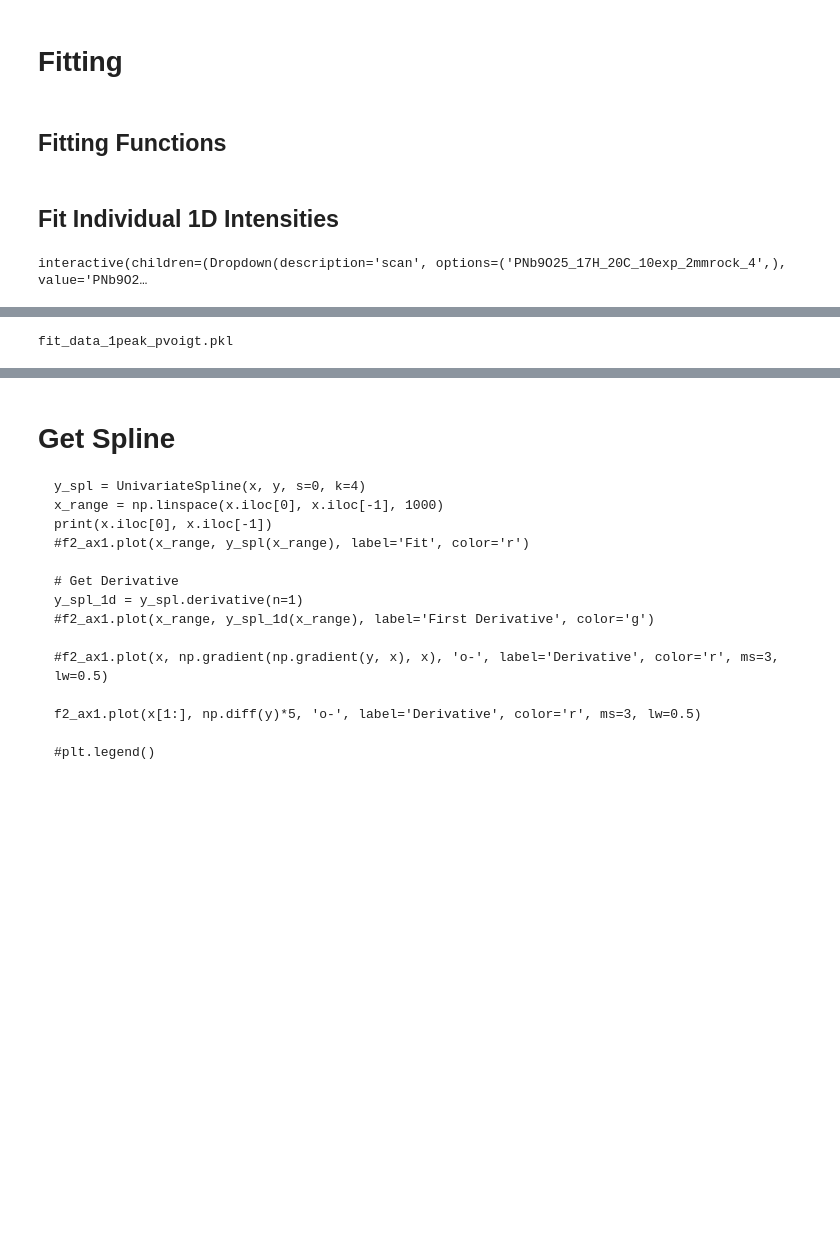
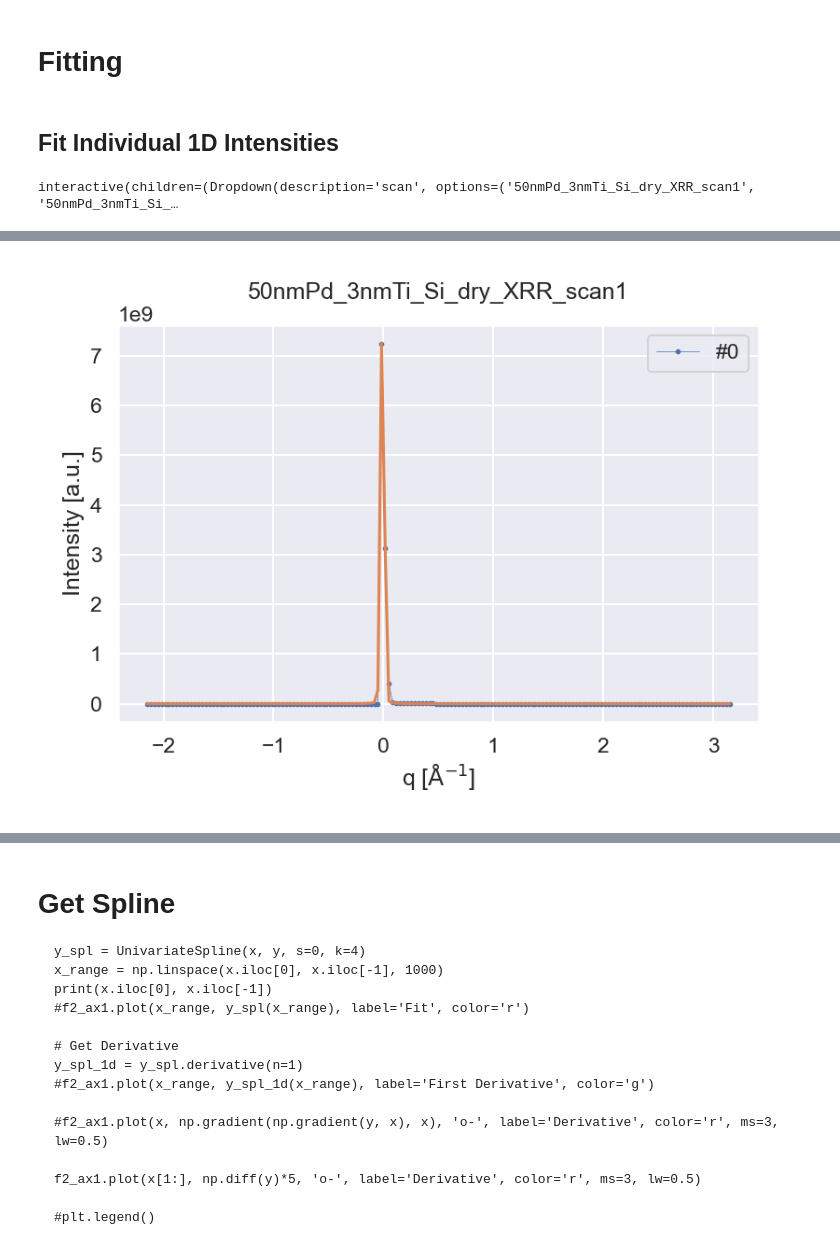
Before and after one commit to v-thampy/analysis_notebooks, a Jupyter notebook: fitting/fitting_analysis.ipynb, the cells around one changed output, grey strips where cells are left out. Saved outputs shown, nothing was run; the diff lists cells and outputs as text; code cells hidden in the pictures; blank space fills up the shorter version.

```diff
--- a/fitting/fitting_analysis.ipynb
+++ b/fitting/fitting_analysis.ipynb
@@ -620,0 +306,10 @@ interactive(children=(Dropdown(description='scan', options=('PNb9O25_17H_20C_10e
+# %%
+All_Fit_Data = OrderedDict()
+
+fit_data_path = base_path / 'fit_data'
+fit_data_path.mkdir(exist_ok=True)
+
+fit_data_files = fit_data_path.glob('fit_data*.pkl')
+All_Fit_Data = {f.stem:pickle.load(open(f, 'rb')) for f in fit_data_files}
+
+[print(k) for k in All_Fit_Data.keys()]
@@ -620,0 +343,6 @@ interactive(children=(Dropdown(description='scan', options=('PNb9O25_17H_20C_10e
+# %%
+Fit_Qs = {
+    'Pd_111'    : dict(q0=[2.81], dq0=[0.1], q_range=(2.61, 3.01), hkl='1 1 1', phase='Pd'),
+}
+#q0 = center position ; dq0 = range q can vary ; q_range = range of fitting
+# d0=[0.81,0.85] ; dq0=[0.5,0.5] for example would fit two peaks within the range
@@ -621,4 +777,2 @@ interactive(children=(Dropdown(description='scan', options=('PNb9O25_17H_20C_10e
 # %% [markdown]
 # Fitting
-# %% [markdown]
-## Fitting Functions
@@ -747,26 +779,31 @@ def get_centered_iq(q, i_q, q_range, q0s=None, di_q=None):
 # %% [markdown]
 ## Fit Individual 1D Intensities
 # %%
+
+def get_iq_q_range(q, iq, q_range):
+    inds = (q > q_range[0]) & (q < q_range[1])
+    return q[inds], iq[inds]
+
 f3, f3_ax1 = plt.subplots(ncols=1, figsize=(8, 6))
 
+scans = list(xy.keys())
 scan = scans[0]
-df = all_data[scan]
-q_range = get_q_range(df)
+fname, scan_num, q, iq = get_scan_data(scan)
+q_range = (q[0][0], q[0][-1])
 
 scan_widget = Dropdown(options=scans, value=scan)
-npts_widget = IntSlider(min=0, max=len(df.index)-1, value=0, description='Image Number')
-#xlim_widget = FloatRangeSlider(min=q_range[0], max=q_range[1], value=q_range, step=0.1)
-xlim_widget = FloatRangeSlider(min=q_range[0], max=q_range[1], value=(0.76,0.86), step=0.1)
+npts_widget = IntSlider(min=0, max=len(q)-1, value=0, description='Image Number')
+xlim_widget = FloatRangeSlider(min=q_range[0], max=q_range[1], value=q_range, step=0.1)
 normChannel_widget = Dropdown(options=['None', 'sec', 'I0', 'bstop', 'I1', 'Monitor'], value='None', description='Normalize')
 yoffset_widget = IntSlider(min=0, max=100, value=2, description='Y Offset')
 
 def set_scan_pars(change):
-    df = all_data[change.new]
-    q_range = get_q_range(df)
+    scan = change['new']
+    fname, scan_num, q, iq = get_scan_data(scan)
     xlim_widget.min, xlim_widget.max = q_range
-    xlim_widget.value = q_range
+    xlim_widget.value = (q[0][0], q[0][-1])
 
-    npts_widget.max = len(df.index)-1
+    npts_widget.max = len(q)-1
     npts_widget.value = 0
 
 scan_widget.observe(set_scan_pars, names='value')
@@ -785,19 +822,17 @@ def fit_iq(scan, N, auto_center, q_range, log):
 
     f3_ax1.cla()
 
-    df = all_data[scan]
-    if N >= len(df.index):
-        N = len(df.index) - 1
+    fname, scan_num, q, iq = get_scan_data(scan)
+    q, iq = q[N], iq[N]
+
+    N = min(N, len(q)-1)
+    npts_widget.value = N
 
     if auto_center:
-        q, i_q = get_iq(df, idxs=[N], return_sum=True)
-        q, i_q = q.squeeze(), i_q.squeeze()
         q, i_q, di_q, q0s = get_centered_iq(q, i_q, q_range, q0s=None, di_q=None)
     else:
-        q, i_q = get_iq(df, idxs=[N], q_range=q_range, return_sum=True)
-        q, i_q = q.squeeze(), i_q.squeeze()
+        q, i_q = get_iq_q_range(q, iq, q_range)
         q0s = [q[np.argmax(i_q)]]
-
 
     # Fit
     fit = get_fit(
@@ -811,7 +846,7 @@ def fit_iq(scan, N, auto_center, q_range, log):
     )
     y_fit = fit.eval()
 
-    f3_ax1.plot(q, i_q, 'o-', label=f'#{df.index[N]}', ms=3, lw=0.5)
+    f3_ax1.plot(q, i_q, 'o-', label=f'#{N}', ms=3, lw=0.5)
     f3_ax1.plot(q, y_fit)
     if log:
         f3_ax1.set_yscale('log')
@@ -829,4 +864,4 @@ def fit_iq(scan, N, auto_center, q_range, log):
 
     #f3_ax1.set_ylabel(f'Intensity {normLabel} [a.u.]')
 # %% [output]
-interactive(children=(Dropdown(description='scan', options=('PNb9O25_17H_20C_10exp_2mmrock_4',), value='PNb9O2…
+interactive(children=(Dropdown(description='scan', options=('50nmPd_3nmTi_Si_dry_XRR_scan1', '50nmPd_3nmTi_Si_…
@@ -834,11 +868 @@ interactive(children=(Dropdown(description='scan', options=('PNb9O25_17H_20C_10e
+[figure, added]
-# %%
-All_Fit_Data = OrderedDict()
-
-fit_data_files = glob.glob(os.path.join(fit_data_path, 'fit_data*.pkl'))
-for f in fit_data_files:
-    All_Fit_Data[os.path.basename(f)] = pickle.load(open(os.path.join(fit_data_path, f), 'rb'))
-
-for k in All_Fit_Data.keys():
-    print(k)
-# %% [output]
-fit_data_1peak_pvoigt.pkl
```
Also changed, not shown: parts of 68 cells of this notebook, 4 other files.
